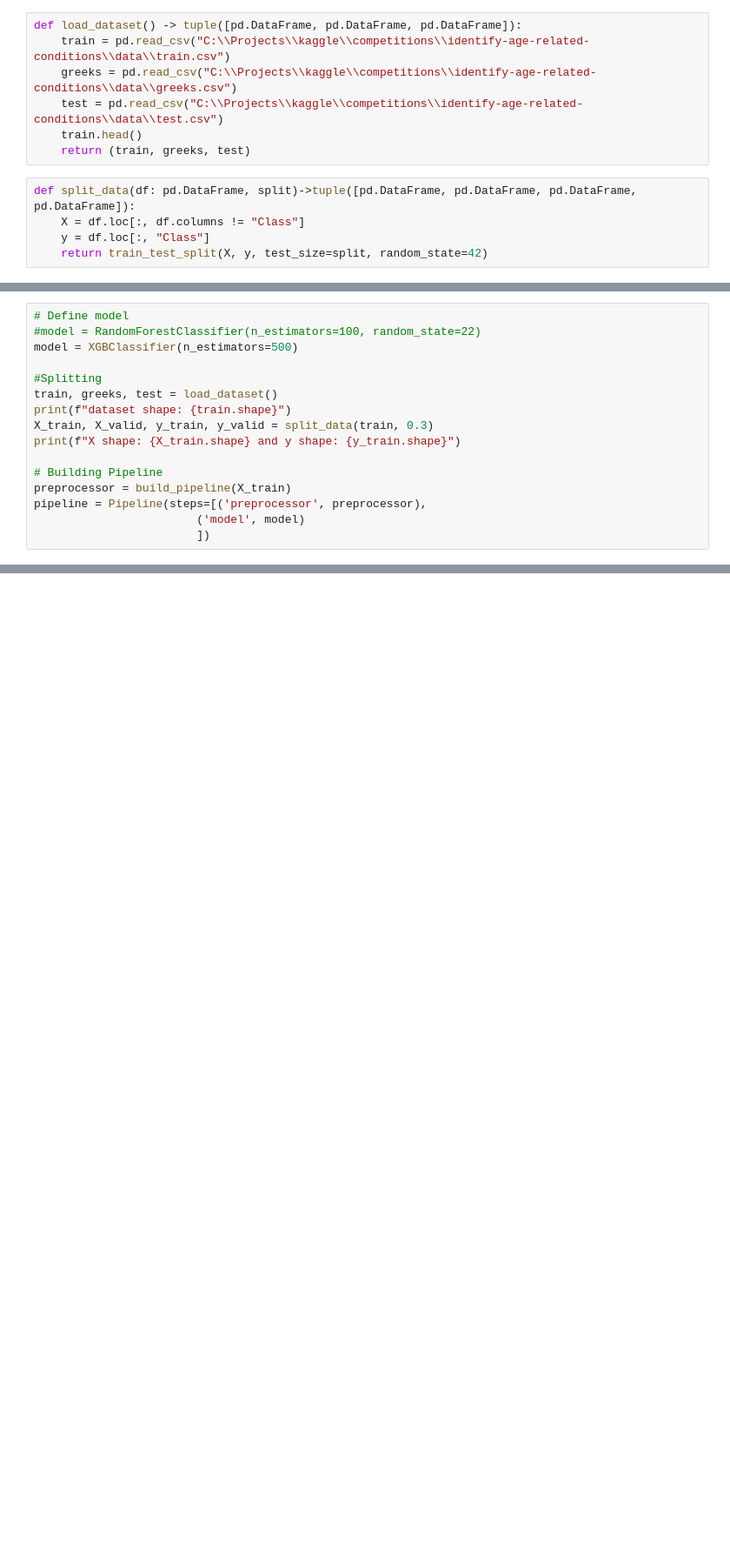
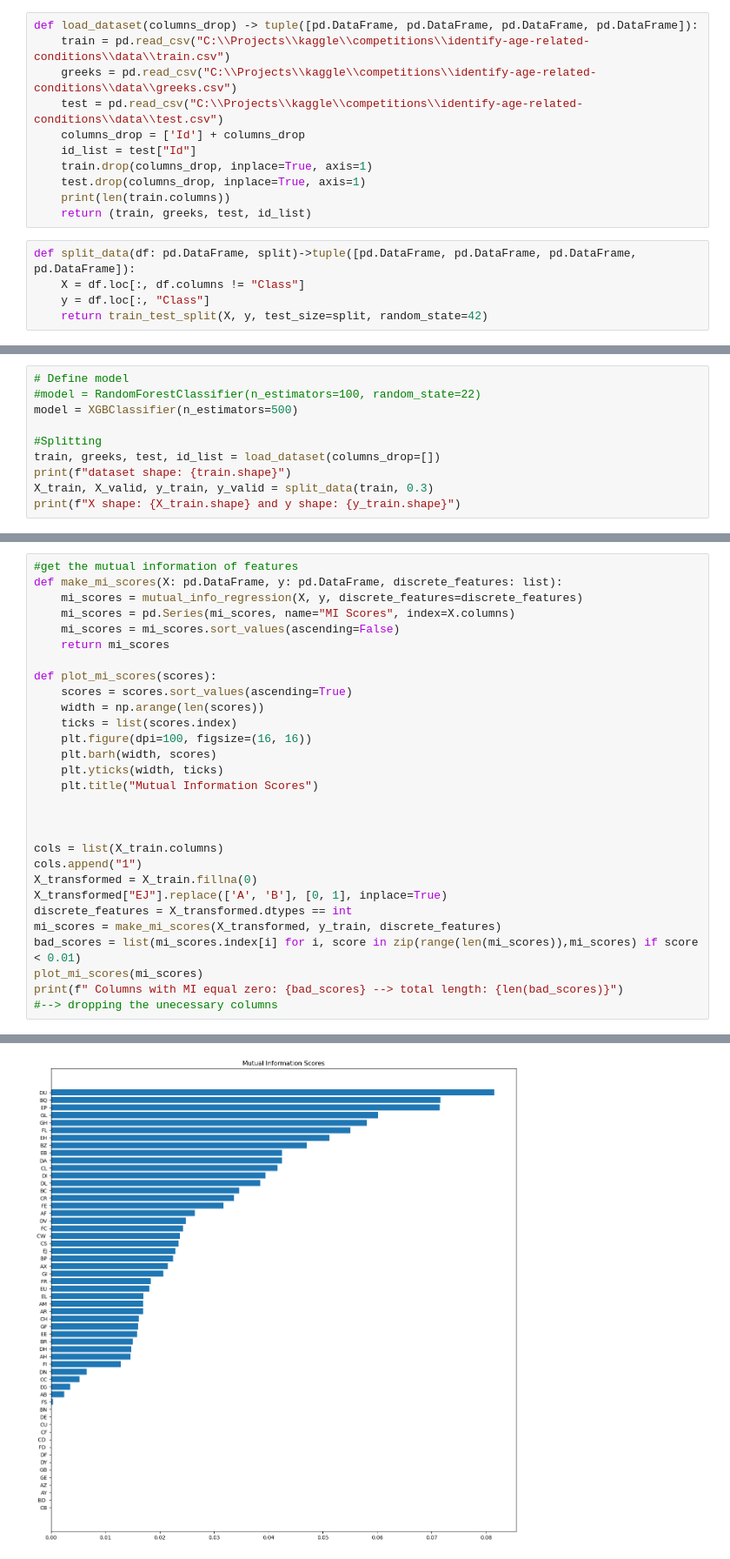
Before and after one commit to YannAhlgrim/Kaggle, a Jupyter notebook: competitions/identify-age-related-conditions/train_models/RF_model.ipynb, the cells around one changed output, grey strips where cells are left out. Shown at 87% size. Cells and saved outputs as stored; diff of their text form; blank space fills up the shorter version.

Commit message:
mutual information

```diff
--- a/competitions/identify-age-related-conditions/train_models/RF_model.ipynb
+++ b/competitions/identify-age-related-conditions/train_models/RF_model.ipynb
@@ -13,10 +16,14 @@ import seaborn as sns
 # %%
-def load_dataset() -> tuple([pd.DataFrame, pd.DataFrame, pd.DataFrame]):
+def load_dataset(columns_drop) -> tuple([pd.DataFrame, pd.DataFrame, pd.DataFrame, pd.DataFrame]):
     train = pd.read_csv("C:\\Projects\\kaggle\\competitions\\identify-age-related-conditions\\data\\train.csv")
     greeks = pd.read_csv("C:\\Projects\\kaggle\\competitions\\identify-age-related-conditions\\data\\greeks.csv")
     test = pd.read_csv("C:\\Projects\\kaggle\\competitions\\identify-age-related-conditions\\data\\test.csv")
-    train.head()
-    return (train, greeks, test)
+    columns_drop = ['Id'] + columns_drop
+    id_list = test["Id"]
+    train.drop(columns_drop, inplace=True, axis=1)
+    test.drop(columns_drop, inplace=True, axis=1)
+    print(len(train.columns))
+    return (train, greeks, test, id_list)
 # %%
 def split_data(df: pd.DataFrame, split)->tuple([pd.DataFrame, pd.DataFrame, pd.DataFrame, pd.DataFrame]):
     X = df.loc[:, df.columns != "Class"]
@@ -48,14 +58,8 @@ def build_pipeline(df: pd.DataFrame) -> ColumnTransformer:
 model = XGBClassifier(n_estimators=500)
 
 #Splitting
-train, greeks, test = load_dataset()
+train, greeks, test, id_list = load_dataset(columns_drop=[])
 print(f"dataset shape: {train.shape}")
 X_train, X_valid, y_train, y_valid = split_data(train, 0.3)
 print(f"X shape: {X_train.shape} and y shape: {y_train.shape}")
-
-# Building Pipeline
-preprocessor = build_pipeline(X_train)
-pipeline = Pipeline(steps=[('preprocessor', preprocessor),
-                        ('model', model)
-                        ])
 # %% [output]
@@ -63,0 +69,30 @@ X shape: (431, 57) and y shape: (431,)
+# %%
+#get the mutual information of features
+def make_mi_scores(X: pd.DataFrame, y: pd.DataFrame, discrete_features: list):
+    mi_scores = mutual_info_regression(X, y, discrete_features=discrete_features)
+    mi_scores = pd.Series(mi_scores, name="MI Scores", index=X.columns)
+    mi_scores = mi_scores.sort_values(ascending=False)
+    return mi_scores
+
+def plot_mi_scores(scores):
+    scores = scores.sort_values(ascending=True)
+    width = np.arange(len(scores))
+    ticks = list(scores.index)
+    plt.figure(dpi=100, figsize=(16, 16))
+    plt.barh(width, scores)
+    plt.yticks(width, ticks)
+    plt.title("Mutual Information Scores")
+
+
+
+cols = list(X_train.columns)
+cols.append("1")
+X_transformed = X_train.fillna(0)
+X_transformed["EJ"].replace(['A', 'B'], [0, 1], inplace=True)
+discrete_features = X_transformed.dtypes == int
+mi_scores = make_mi_scores(X_transformed, y_train, discrete_features)
+bad_scores = list(mi_scores.index[i] for i, score in zip(range(len(mi_scores)),mi_scores) if score < 0.01)
+plot_mi_scores(mi_scores)
+print(f" Columns with MI equal zero: {bad_scores} --> total length: {len(bad_scores)}")
+#--> dropping the unecessary columns
+# %% [output]
@@ -64 +100,2 @@ X shape: (431, 57) and y shape: (431,)
+[figure, added]
 # %%
```
Also changed, not shown: parts of 5 cells of this notebook.
